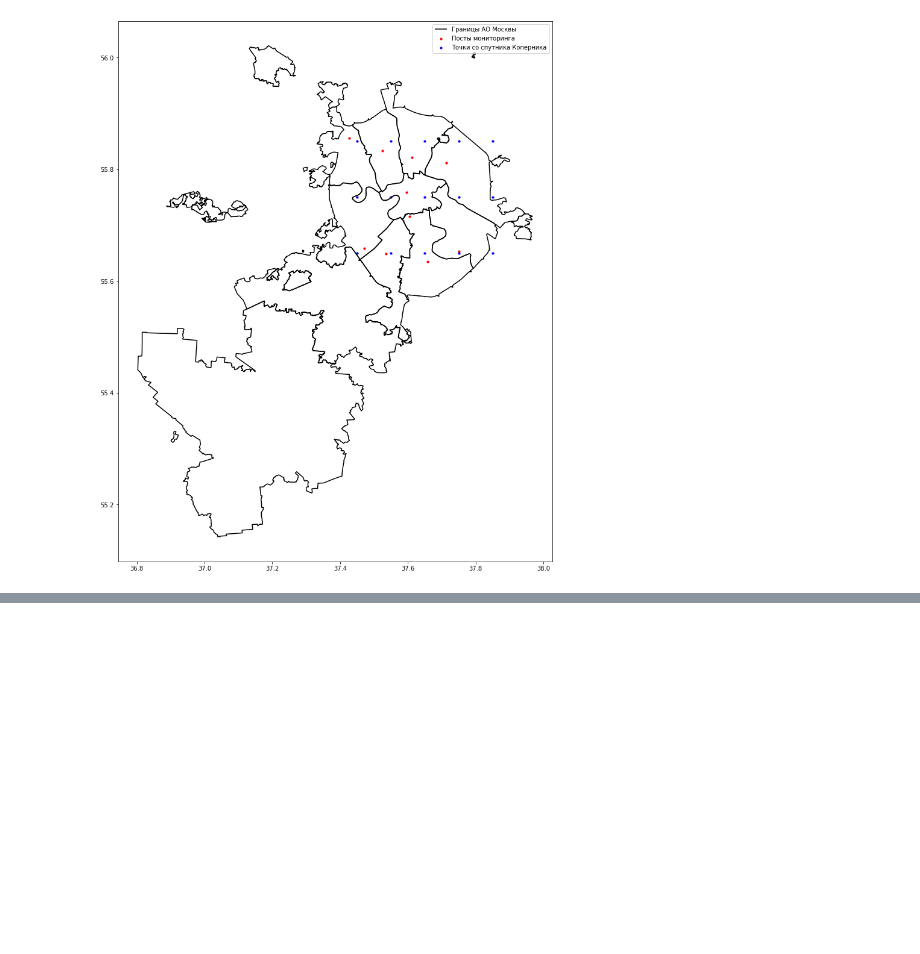
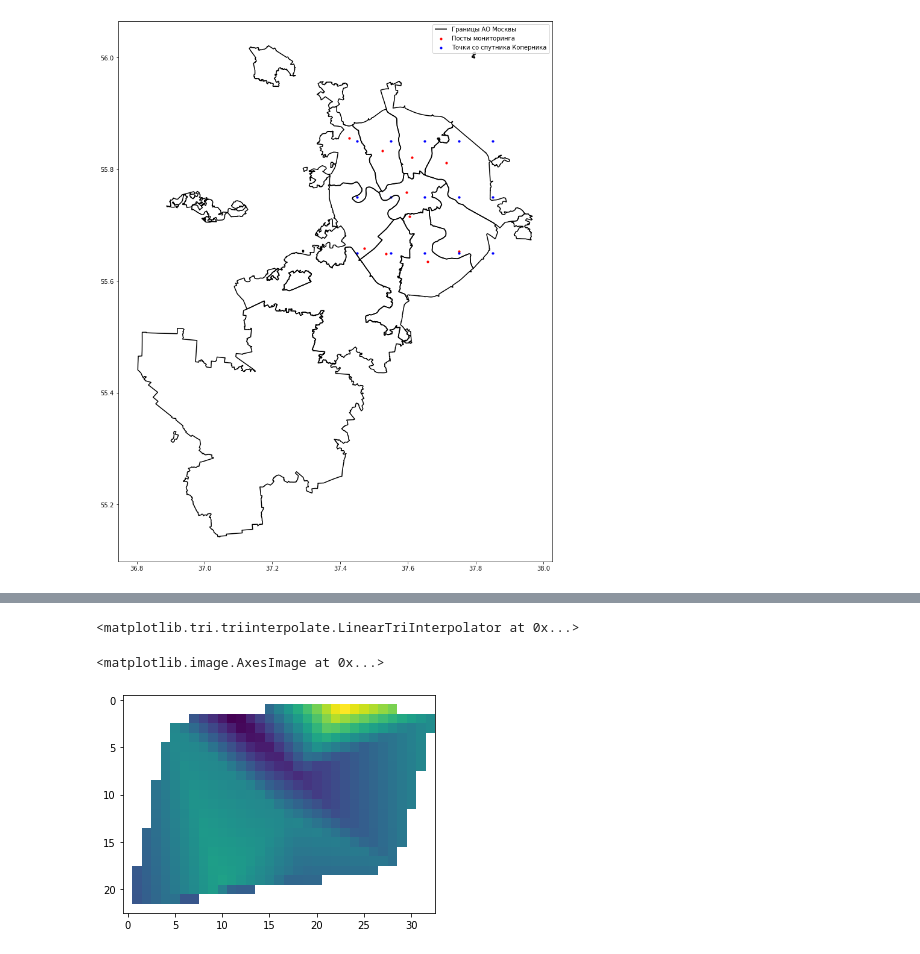
Before and after one commit to vprud/air_tracer, a Jupyter notebook: notes/01_read_data.ipynb, the cells around one changed output, grey strips where cells are left out. Drawn from its saved outputs; the diff is of its cells as text; code cells hidden in the pictures; blank space fills up the shorter version.

```diff
--- a/notes/01_read_data.ipynb
+++ b/notes/01_read_data.ipynb
@@ -226,0 +293,11 @@ plt.show()
+# %%
+points3d = points3d[mask==True]
+# %%
+points3d = points3d.reset_index(drop=True)
+# %%
+totalPointsArray = np.zeros([points3d.shape[0],3])
+#iteration over the geopandas dataframe
+for index, point in points3d.iterrows():
+    pointArray = np.array([point.geometry.coords.xy[0][0],point.geometry.coords.xy[1][0],point['CO']])
+    totalPointsArray[index] = pointArray
+totalPointsArray[:,:]
@@ -226,0 +315,35 @@ plt.show()
+# %%
+#triangulation function
+triFn = Triangulation(totalPointsArray[:,0],totalPointsArray[:,1])
+#linear triangule interpolator funtion
+linTriFn = LinearTriInterpolator(triFn,totalPointsArray[:,2])
+# %%
+linTriFn
+# %% [output]
+<matplotlib.tri.triinterpolate.LinearTriInterpolator at 0x...>
+# %%
+#define raster resolution in (m)
+rasterRes = 0.01
+
+xCoords = np.arange(totalPointsArray[:,0].min(), totalPointsArray[:,0].max(), rasterRes)
+yCoords = np.arange(totalPointsArray[:,1].min(), totalPointsArray[:,1].max(), rasterRes)
+zCoords = np.zeros([yCoords.shape[0],xCoords.shape[0]])
+
+#loop among each cell in the raster extension
+for indexX, x in np.ndenumerate(xCoords):
+    for indexY, y in np.ndenumerate(yCoords):
+        x = np.round(x, 6)
+        y = np.round(y, 6)
+
+        tempZ = linTriFn(x,y)
+        #filtering masked values
+        if tempZ == tempZ:
+            zCoords[indexY,indexX]=tempZ
+        else:
+            zCoords[indexY,indexX]=np.nan
+
+#preliminary representation of the interpolated values
+plt.imshow(zCoords)
+# %% [output]
+<matplotlib.image.AxesImage at 0x...>
+[figure, added]
```
Also changed, not shown: parts of 17 cells of this notebook, 4 other files.
